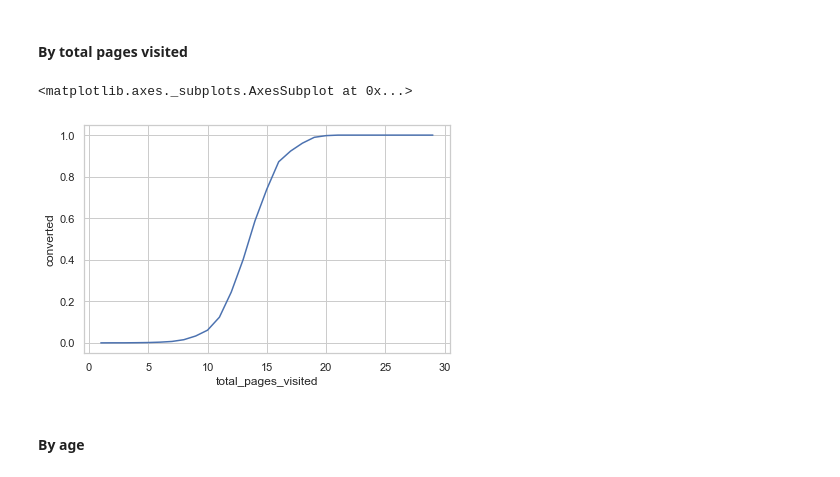
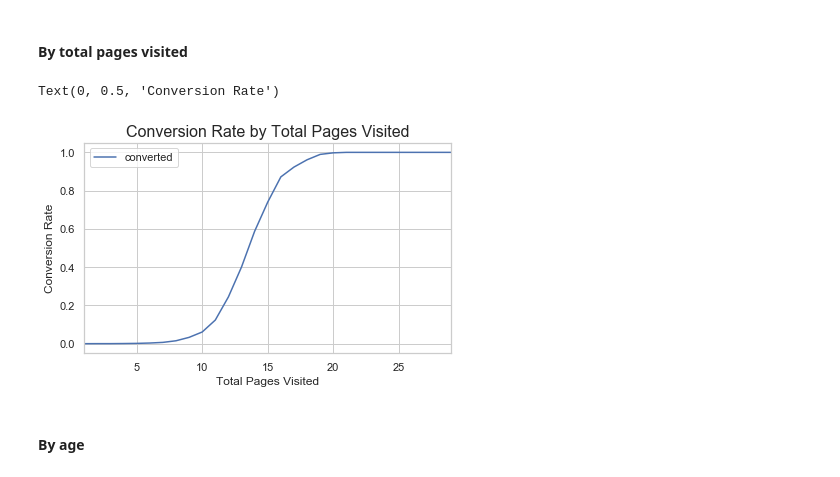
Before and after one commit to Veronica0206/DS_Project_Sample, a Jupyter notebook: 1.Conversion Rate.ipynb, the cells around one changed output. Cells and saved outputs as stored; diff of their text form; code cells hidden in the pictures.

```diff
--- a/1.Conversion Rate.ipynb
+++ b/1.Conversion Rate.ipynb
@@ -120,10 +123,12 @@ plt.show()
 # %% [markdown]
 #### By total pages visited
-# %%
-grp_page = dat[["total_pages_visited", "converted"]].groupby("total_pages_visited").mean().reset_index()
-sns.lineplot(x = "total_pages_visited", y = "converted", data = grp_page, palette = "PuBuGn")
-# %% [output]
-<matplotlib.axes._subplots.AxesSubplot at 0x...>
-[figure, removed]
+# %%
+dat[["total_pages_visited", "converted"]].groupby("total_pages_visited").mean().plot()
+plt.title("Conversion Rate by Total Pages Visited", fontsize = 16)
+plt.xlabel("Total Pages Visited", fontsize = 12)
+plt.ylabel("Conversion Rate", fontsize = 12)
+# %% [output]
+Text(0, 0.5, 'Conversion Rate')
+[figure, added]
 # %% [markdown]
 #### By age
```
Also changed, not shown: parts of 7 cells of this notebook, 3 other files.
